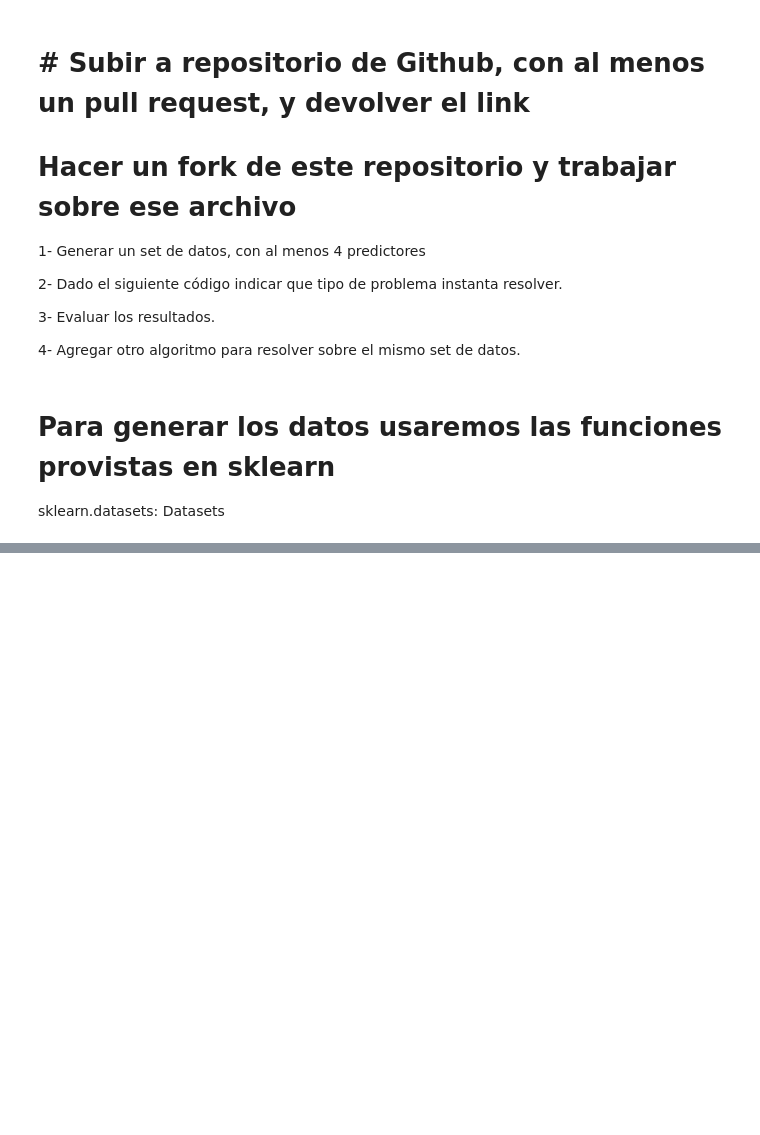
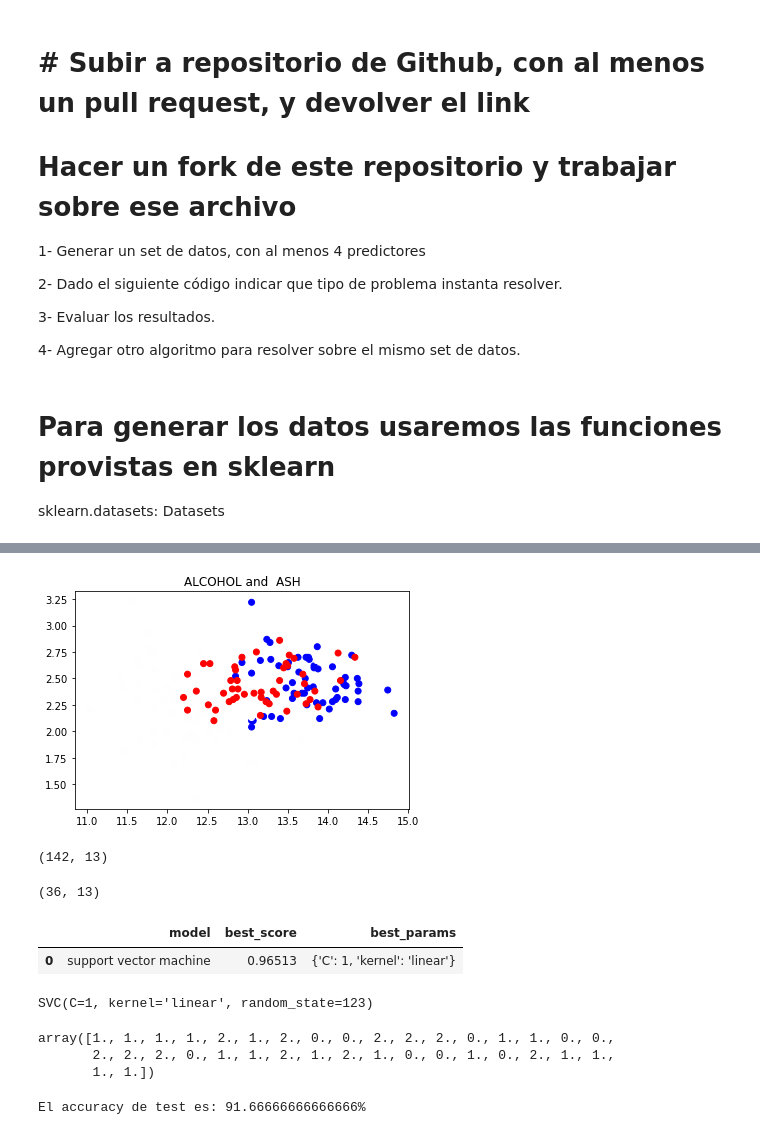
Before and after one commit to Virzlauvinen/Practico_191022, a Jupyter notebook: Examen V2.ipynb, the cells around one changed output, grey strips where cells are left out. Saved outputs shown, nothing was run; the diff lists cells and outputs as text; code cells hidden in the pictures; blank space fills up the shorter version.

```diff
--- a/Examen V2.ipynb
+++ b/Examen V2.ipynb
@@ -75,0 +55,13 @@ datos
+# %%
+
+from sklearn.datasets import load_wine
+data = load_wine()
+data1 = pd.DataFrame(data= np.c_[data['target'], data['data']],
+                     columns= ['target'] + data['feature_names'] )
+datos = data1
+datos
+
+#data.target[[10, 80, 140]]
+
+#list(data.target_names)
+#['class_0', 'class_1', 'class_2']
@@ -76,3 +82,9 @@ datos
+# %%
+fig, ax = plt.subplots(figsize=(6,4))
+ax.scatter(datos.alcohol, datos.ash, c=datos.target);
+ax.set_title("ALCOHOL and  ASH");
+# %% [output]
+[figure, added]
 # %%
 # División de los datos en train y test
 # ==============================================================================
@@ -82,0 +101,8 @@ y = datos['y']
+# %%
+X_train.shape
+# %% [output]
+(142, 13)
+# %%
+X_test.shape
+# %% [output]
+(36, 13)
@@ -83,6 +133,15 @@ y = datos['y']
+# %%
+#Verificamos cual de los valores de los hiperparametros dio el mejor resultado
+pd.DataFrame(score,columns=['model','best_score','best_params'])
+# %% [output]
+|  | model | best_score | best_params |
+| 0 | support vector machine | 0.96513 | {'C': 1, 'kernel': 'linear'} |
 # %%
 # Creación del modelo SVM lineal
 # ==============================================================================
-modelo = SVC(C = 0, kernel = 'linear', random_state=123)
+modelo = SVC(C = 1, kernel = 'linear', random_state=123)
+modelo.fit(X_train, y_train)
 
 #PONER CODIGO AQUI
+# %% [output]
+SVC(C=1, kernel='linear', random_state=123)
@@ -125,13 +148,24 @@ ax.set_title("Resultados clasificación SVM lineal");
 # %%
 # Predicciones test
 # ==============================================================================
-
+predicciones = modelo.predict(X_test)
+predicciones
 #PONER CODIGO AQUI
+# %% [output]
+array([1., 1., 1., 1., 2., 1., 2., 0., 0., 2., 2., 2., 0., 1., 1., 0., 0.,
+       2., 2., 2., 0., 1., 1., 2., 1., 2., 1., 0., 0., 1., 0., 2., 1., 1.,
+       1., 1.])
 # %%
 # Accuracy de test del modelo
 # ==============================================================================
-
+accuracy = accuracy_score(
+            y_true    = y_test,
+            y_pred    = predicciones,
+            normalize = True
+           )
 #PONER CODIGO AQUI
 
 print("")
 print(f"El accuracy de test es: {100*accuracy}%")
+# %% [output]
+El accuracy de test es: 91.66666666666666%
```
Also changed, not shown: parts of 6 cells of this notebook.
